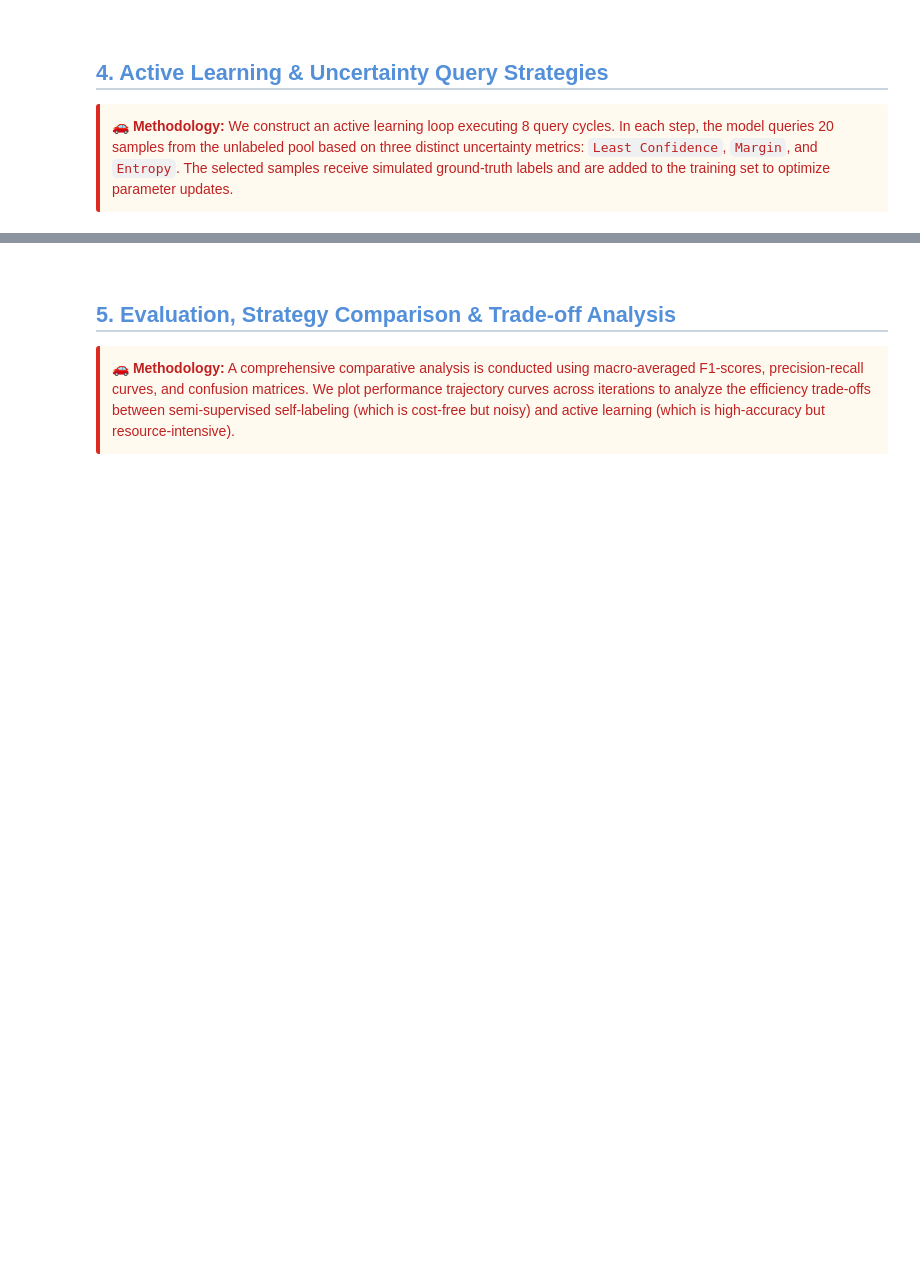
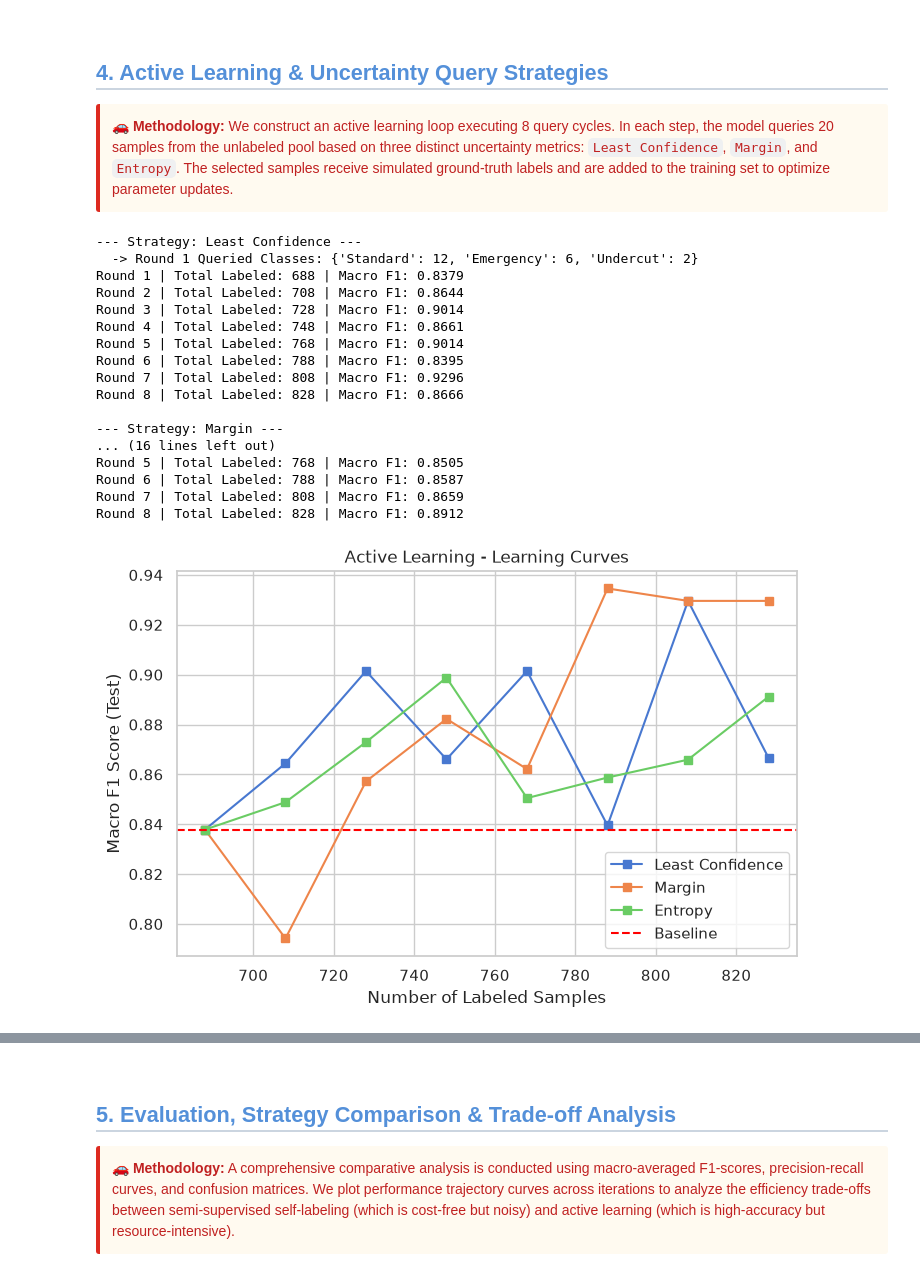
Before and after one commit to Parsa-Saeednia/UT-DataScience-Spring2026, a Jupyter notebook: Assignments/CA5/task1_F1_Pit_Strategy.ipynb, the cells around one changed output, grey strips where cells are left out. Saved outputs shown, nothing was run; the diff lists cells and outputs as text; code cells hidden in the pictures; blank space fills up the shorter version.

```diff
--- a/Assignments/CA5/task1_F1_Pit_Strategy.ipynb
+++ b/Assignments/CA5/task1_F1_Pit_Strategy.ipynb
@@ -294,59 +743,90 @@ def run_pseudo_labeling(base_pipeline, X_train, y_train, X_unlabeled, y_unlabele
     We construct an active learning loop executing 8 query cycles. In each step, the model queries 20 samples from the unlabeled pool based on three distinct uncertainty metrics: <code>Least Confidence</code>, <code>Margin</code>, and <code>Entropy</code>. The selected samples receive simulated ground-truth labels and are added to the training set to optimize parameter updates.
 </div>
 # %%
-def run_active_learning(base_pipeline, X_train, y_train, X_unlabeled, y_unlabeled_true, X_test, y_test):
-    print("Running Active Learning...")
+def run_active_learning(base_pipeline, X_train, y_train, X_unlabeled, df_raw_full, X_test, y_test, delta_t, stint_t):
     strategies = ['Least Confidence', 'Margin', 'Entropy']
-    rounds = 8
-    query_size = 20
+    rounds, query_size = 8, 20
     al_results = {}
+    best_al_model = None
+
+    def oracle_label(row):
+        if row['safety_car_likely'] == 1 or row['lap_time_delta'] >= delta_t: return 'Emergency'
+        elif row['approx_gap_ahead'] <= 1.0 and row['laps_remaining'] >= 5: return 'Undercut'
+        elif row['laps_since_last_pit'] >= stint_t and row['approx_gap_behind'] <= 1.5: return 'Overcut'
+        else: return 'Standard'
 
     for strategy in strategies:
         print(f"\n--- Strategy: {strategy} ---")
         X_train_curr, y_train_curr = X_train.copy(), y_train.copy()
-        X_pool, y_pool_true = X_unlabeled.copy(), y_unlabeled_true.copy()
+        X_pool = X_unlabeled.copy()
 
-        from sklearn.base import clone
         model = clone(base_pipeline)
         f1_scores, labeled_sizes = [], []
 
         for r in range(rounds):
-            model.fit(X_train_curr, y_train_curr)
+            if model.named_steps['classifier'].__class__.__name__ == 'GradientBoostingClassifier':
+                from sklearn.utils.class_weight import compute_sample_weight
+                weights = compute_sample_weight('balanced', y_train_curr)
+                model.fit(X_train_curr, y_train_curr, classifier__sample_weight=weights)
+            else:
+                model.fit(X_train_curr, y_train_curr)
+
             probs = model.predict_proba(X_pool)
-
-            if strategy == 'Least Confidence':
-                uncertainty = 1.0 - np.max(probs, axis=1)
+            if strategy == 'Least Confidence': uncertainty = 1.0 - np.max(probs, axis=1)
             elif strategy == 'Margin':
                 sorted_probs = np.sort(probs, axis=1)
                 uncertainty = 1.0 - (sorted_probs[:, -1] - sorted_probs[:, -2])
-            elif strategy == 'Entropy':
-                uncertainty = entropy(probs, axis=1)
+            elif strategy == 'Entropy': uncertainty = entropy(probs, axis=1)
 
             query_indices = np.argsort(uncertainty)[-query_size:]
             queried_X = X_pool.iloc[query_indices]
-            queried_y = y_pool_true.iloc[query_indices]
+
+            queried_raw = df_raw_full.loc[queried_X.index]
+            queried_y = queried_raw.apply(oracle_label, axis=1)
+
+            if r == 0: print(f"  -> Round 1 Queried Classes: {queried_y.value_counts().to_dict()}")
 
             X_train_curr = pd.concat([X_train_curr, queried_X])
             y_train_curr = pd.concat([y_train_curr, queried_y])
             X_pool = X_pool.drop(queried_X.index)
-            y_pool_true = y_pool_true.drop(queried_y.index)
 
-            curr_f1 = f1_score(y_test, model.predict(X_test), average='macro')
+            curr_f1 = f1_score(y_test, model.predict(X_test), average='macro', zero_division=0)
             f1_scores.append(curr_f1)
             labeled_sizes.append(len(X_train_curr))
-
             print(f"Round {r+1} | Total Labeled: {len(X_train_curr)} | Macro F1: {curr_f1:.4f}")
 
         al_results[strategy] = {'sizes': labeled_sizes, 'scores': f1_scores}
+        if strategy == 'Entropy': best_al_model = model
 
     plt.figure(figsize=(8, 5))
-    for s, data in al_results.items():
-        plt.plot(data['sizes'], data['scores'], marker='s', label=s)
+    for s, data in al_results.items(): plt.plot(data['sizes'], data['scores'], marker='s', label=s)
+    base_f1 = f1_score(y_test, base_pipeline.predict(X_test), average='macro', zero_division=0)
+    plt.axhline(y=base_f1, color='red', linestyle='--', label='Baseline')
     plt.title('Active Learning - Learning Curves')
     plt.xlabel('Number of Labeled Samples')
-    plt.ylabel('Macro F1 Score (on Test Set)')
+    plt.ylabel('Macro F1 Score (Test)')
     plt.legend()
     plt.grid(True)
     plt.show()
+    return best_al_model, al_results
 
-# run_active_learning(best_base_model, X_train, y_train, X_unlabeled, y_unlabeled_true, X_test, y_test)
+best_al_model, al_history = run_active_learning(best_base_model, X_train, y_train, X_unlabeled, df_raw, X_test, y_test, delta_thresh, stint_thresh)
+# %% [output]
+--- Strategy: Least Confidence ---
+  -> Round 1 Queried Classes: {'Standard': 12, 'Emergency': 6, 'Undercut': 2}
+Round 1 | Total Labeled: 688 | Macro F1: 0.8379
+Round 2 | Total Labeled: 708 | Macro F1: 0.8644
+Round 3 | Total Labeled: 728 | Macro F1: 0.9014
+Round 4 | Total Labeled: 748 | Macro F1: 0.8661
+Round 5 | Total Labeled: 768 | Macro F1: 0.9014
+Round 6 | Total Labeled: 788 | Macro F1: 0.8395
+Round 7 | Total Labeled: 808 | Macro F1: 0.9296
+Round 8 | Total Labeled: 828 | Macro F1: 0.8666
+
+--- Strategy: Margin ---
+... (16 lines left out)
+Round 5 | Total Labeled: 768 | Macro F1: 0.8505
+Round 6 | Total Labeled: 788 | Macro F1: 0.8587
+Round 7 | Total Labeled: 808 | Macro F1: 0.8659
+Round 8 | Total Labeled: 828 | Macro F1: 0.8912
+[figure, added]
```
Also changed, not shown: parts of 17 cells of this notebook, 3 other files.
